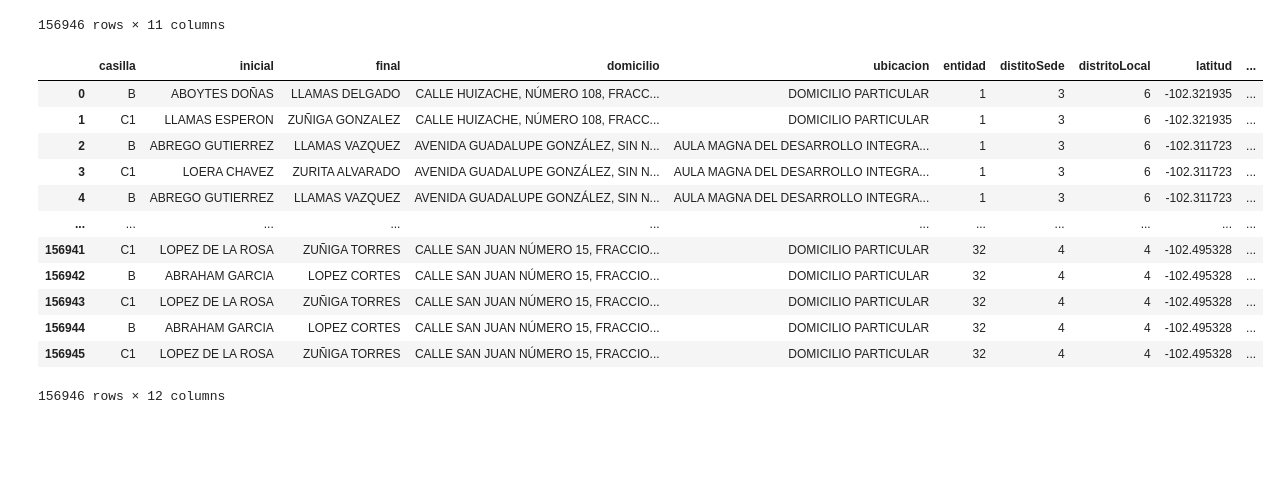
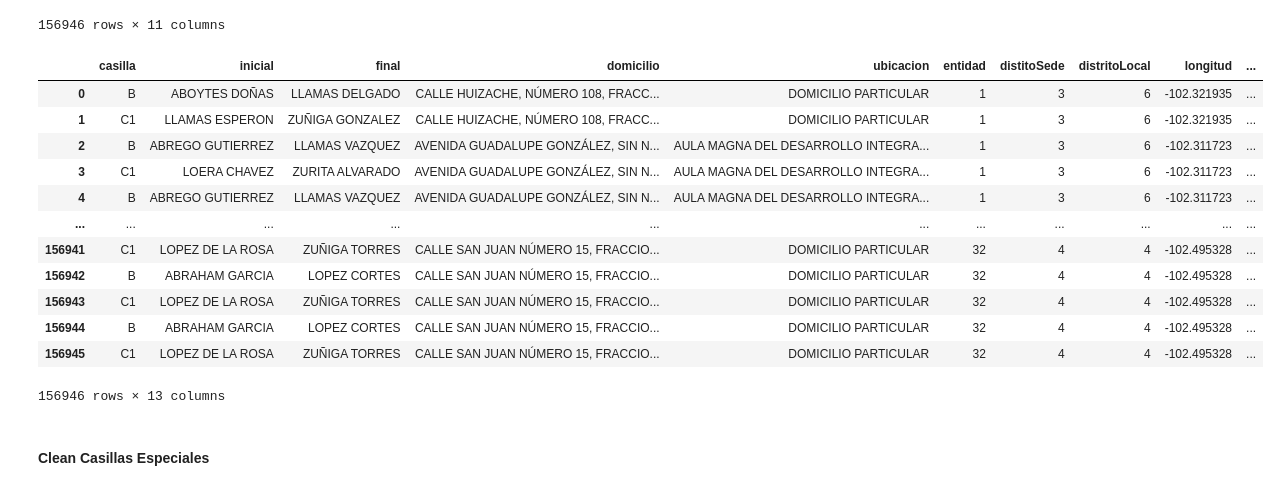
Before and after one commit to FedericoDM/indian-schools-extraction, a Jupyter notebook: ine/format_casillas.ipynb, the cells around one changed output. Cells and saved outputs as stored; diff of their text form; code cells hidden in the pictures; blank space fills up the shorter version.

Commit message:
Cleaning coordinatesf for casillas especiales

```diff
--- a/ine/format_casillas.ipynb
+++ b/ine/format_casillas.ipynb
@@ -147,19 +136,23 @@ casillas_df
 # %%
 vector_secciones = gets_secciones_atendidas(casillas_df)
 casillas_df['seccionesAtendidas'] = vector_secciones
-# %%
-casillas_df
-# %% [output]
-|  | casilla | inicial | final | domicilio | ubicacion | entidad | distitoSede | distritoLocal | latitud | ... |
-| 0 | B | ABOYTES DOÑAS | LLAMAS DELGADO | CALLE HUIZACHE, NÚMERO 108, FRACC... | DOMICILIO PARTICULAR | 1 | 3 | 6 | -102.321935 | ... |
-| 1 | C1 | LLAMAS ESPERON | ZUÑIGA GONZALEZ | CALLE HUIZACHE, NÚMERO 108, FRACC... | DOMICILIO PARTICULAR | 1 | 3 | 6 | -102.321935 | ... |
-| 2 | B | ABREGO GUTIERREZ | LLAMAS VAZQUEZ | AVENIDA GUADALUPE GONZÁLEZ, SIN N... | AULA MAGNA DEL DESARROLLO INTEGRA... | 1 | 3 | 6 | -102.311723 | ... |
-| 3 | C1 | LOERA CHAVEZ | ZURITA ALVARADO | AVENIDA GUADALUPE GONZÁLEZ, SIN N... | AULA MAGNA DEL DESARROLLO INTEGRA... | 1 | 3 | 6 | -102.311723 | ... |
-| 4 | B | ABREGO GUTIERREZ | LLAMAS VAZQUEZ | AVENIDA GUADALUPE GONZÁLEZ, SIN N... | AULA MAGNA DEL DESARROLLO INTEGRA... | 1 | 3 | 6 | -102.311723 | ... |
-| ... | ... | ... | ... | ... | ... | ... | ... | ... | ... | ... |
-| 156941 | C1 | LOPEZ DE LA ROSA | ZUÑIGA TORRES | CALLE SAN JUAN NÚMERO 15, FRACCIO... | DOMICILIO PARTICULAR | 32 | 4 | 4 | -102.495328 | ... |
-| 156942 | B | ABRAHAM GARCIA | LOPEZ CORTES | CALLE SAN JUAN NÚMERO 15, FRACCIO... | DOMICILIO PARTICULAR | 32 | 4 | 4 | -102.495328 | ... |
-| 156943 | C1 | LOPEZ DE LA ROSA | ZUÑIGA TORRES | CALLE SAN JUAN NÚMERO 15, FRACCIO... | DOMICILIO PARTICULAR | 32 | 4 | 4 | -102.495328 | ... |
-| 156944 | B | ABRAHAM GARCIA | LOPEZ CORTES | CALLE SAN JUAN NÚMERO 15, FRACCIO... | DOMICILIO PARTICULAR | 32 | 4 | 4 | -102.495328 | ... |
-| 156945 | C1 | LOPEZ DE LA ROSA | ZUÑIGA TORRES | CALLE SAN JUAN NÚMERO 15, FRACCIO... | DOMICILIO PARTICULAR | 32 | 4 | 4 | -102.495328 | ... |
-156946 rows × 12 columns
+# %%
+casillas_df['nombreEntidad'] = casillas_df['entidad'].apply(lambda x: get_entidad_name(x, dict_entidad))
+casillas_df.rename(columns={'latitud': 'longitud', 'longitud': 'latitud'}, inplace=True)
+casillas_df
+# %% [output]
+|  | casilla | inicial | final | domicilio | ubicacion | entidad | distitoSede | distritoLocal | longitud | ... |
+| 0 | B | ABOYTES DOÑAS | LLAMAS DELGADO | CALLE HUIZACHE, NÚMERO 108, FRACC... | DOMICILIO PARTICULAR | 1 | 3 | 6 | -102.321935 | ... |
+| 1 | C1 | LLAMAS ESPERON | ZUÑIGA GONZALEZ | CALLE HUIZACHE, NÚMERO 108, FRACC... | DOMICILIO PARTICULAR | 1 | 3 | 6 | -102.321935 | ... |
+| 2 | B | ABREGO GUTIERREZ | LLAMAS VAZQUEZ | AVENIDA GUADALUPE GONZÁLEZ, SIN N... | AULA MAGNA DEL DESARROLLO INTEGRA... | 1 | 3 | 6 | -102.311723 | ... |
+| 3 | C1 | LOERA CHAVEZ | ZURITA ALVARADO | AVENIDA GUADALUPE GONZÁLEZ, SIN N... | AULA MAGNA DEL DESARROLLO INTEGRA... | 1 | 3 | 6 | -102.311723 | ... |
+| 4 | B | ABREGO GUTIERREZ | LLAMAS VAZQUEZ | AVENIDA GUADALUPE GONZÁLEZ, SIN N... | AULA MAGNA DEL DESARROLLO INTEGRA... | 1 | 3 | 6 | -102.311723 | ... |
+| ... | ... | ... | ... | ... | ... | ... | ... | ... | ... | ... |
+| 156941 | C1 | LOPEZ DE LA ROSA | ZUÑIGA TORRES | CALLE SAN JUAN NÚMERO 15, FRACCIO... | DOMICILIO PARTICULAR | 32 | 4 | 4 | -102.495328 | ... |
+| 156942 | B | ABRAHAM GARCIA | LOPEZ CORTES | CALLE SAN JUAN NÚMERO 15, FRACCIO... | DOMICILIO PARTICULAR | 32 | 4 | 4 | -102.495328 | ... |
+| 156943 | C1 | LOPEZ DE LA ROSA | ZUÑIGA TORRES | CALLE SAN JUAN NÚMERO 15, FRACCIO... | DOMICILIO PARTICULAR | 32 | 4 | 4 | -102.495328 | ... |
+| 156944 | B | ABRAHAM GARCIA | LOPEZ CORTES | CALLE SAN JUAN NÚMERO 15, FRACCIO... | DOMICILIO PARTICULAR | 32 | 4 | 4 | -102.495328 | ... |
+| 156945 | C1 | LOPEZ DE LA ROSA | ZUÑIGA TORRES | CALLE SAN JUAN NÚMERO 15, FRACCIO... | DOMICILIO PARTICULAR | 32 | 4 | 4 | -102.495328 | ... |
+156946 rows × 13 columns
+# %% [markdown]
+#### Clean Casillas Especiales
```
Also changed, not shown: parts of 5 cells of this notebook.
